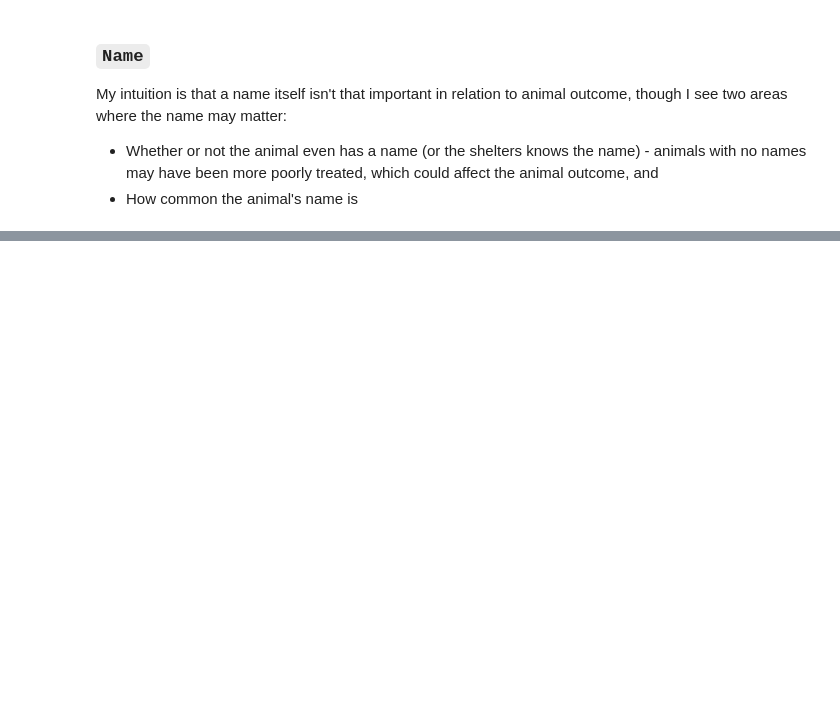
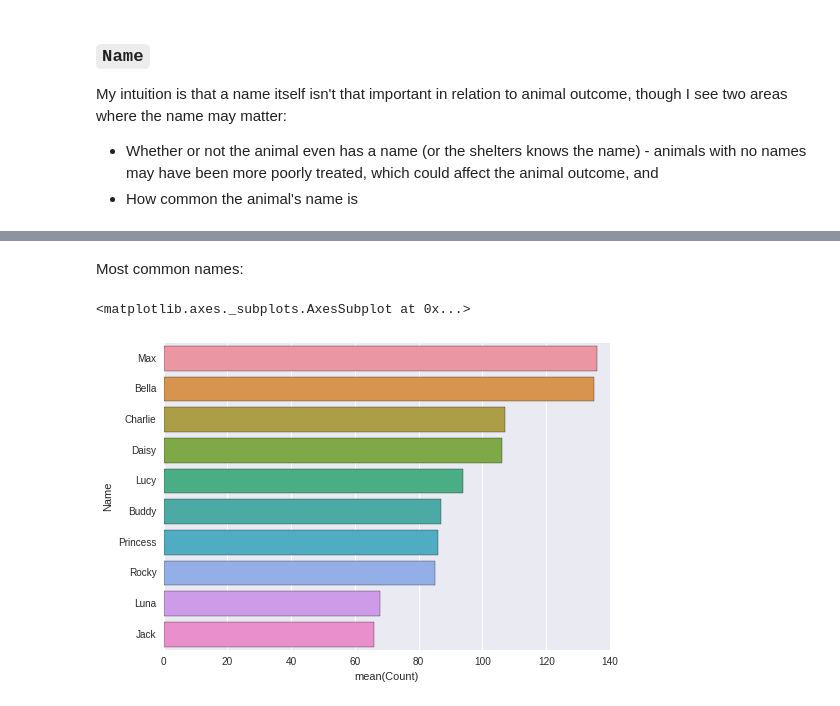
Before and after one commit to jakesherman/shelter-animals-kaggle, a Jupyter notebook: 1-exploring.ipynb, the cells around one changed output, grey strips where cells are left out. Cells and saved outputs as stored; diff of their text form; code cells hidden in the pictures; blank space fills up the shorter version.

```diff
--- a/1-exploring.ipynb
+++ b/1-exploring.ipynb
@@ -287,0 +298,14 @@ sns.countplot(x = "NoName", data = train)
+# %% [markdown]
+Most common names:
+# %%
+sns.barplot(x = "Count", y = "Name", data = (
+        train[train['Name'].notnull()]
+        .groupby(['Name'])
+        .size()
+        .reset_index()
+        .rename(columns = {0: 'Count'})
+        .sort_values(['Count'], ascending = False)
+        .head(n = 10)))
+# %% [output]
+<matplotlib.axes._subplots.AxesSubplot at 0x...>
+[figure, added]
```
Also changed, not shown: parts of 11 cells of this notebook.
